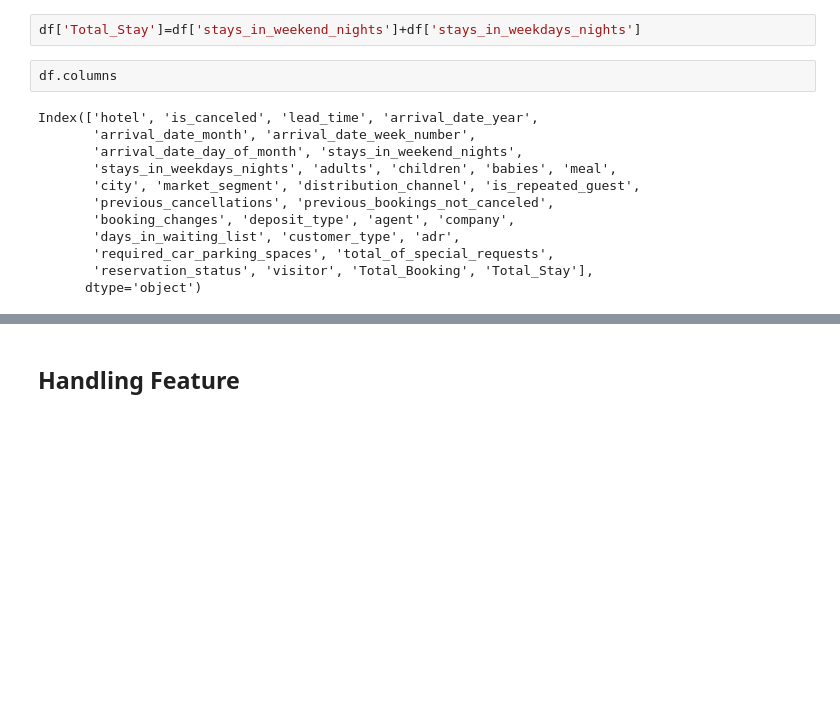
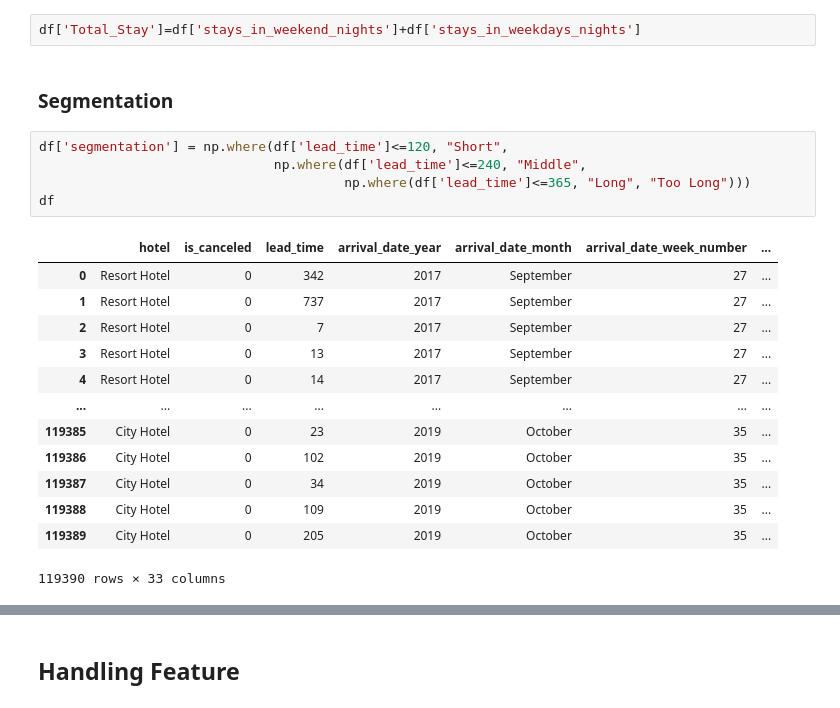
Before and after one commit to angelusfelix/Hotel_Booking, a Jupyter notebook: EDA and Data Preprocessing_Hotel_Bookings.ipynb, the cells around one changed output, grey strips where cells are left out. Drawn from its saved outputs; the diff is of its cells as text; blank space fills up the shorter version.

```diff
--- a/EDA and Data Preprocessing_Hotel_Bookings.ipynb
+++ b/EDA and Data Preprocessing_Hotel_Bookings.ipynb
@@ -417,17 +417,24 @@ df['Total_Booking'] = df['previous_cancellations']+df['previous_bookings_not_can
 ### Total_Stay
 # %%
 df['Total_Stay']=df['stays_in_weekend_nights']+df['stays_in_weekdays_nights']
+# %% [markdown]
+### Segmentation
 # %%
-df.columns
+df['segmentation'] = np.where(df['lead_time']<=120, "Short",
+                              np.where(df['lead_time']<=240, "Middle",
+                                       np.where(df['lead_time']<=365, "Long", "Too Long")))
+df
 # %% [output]
+|  | hotel | is_canceled | lead_time | arrival_date_year | arrival_date_month | arrival_date_week_number | ... |
+| 0 | Resort Hotel | 0 | 342 | 2017 | September | 27 | ... |
+| 1 | Resort Hotel | 0 | 737 | 2017 | September | 27 | ... |
+| 2 | Resort Hotel | 0 | 7 | 2017 | September | 27 | ... |
+| 3 | Resort Hotel | 0 | 13 | 2017 | September | 27 | ... |
+| 4 | Resort Hotel | 0 | 14 | 2017 | September | 27 | ... |
+| ... | ... | ... | ... | ... | ... | ... | ... |
+| 119385 | City Hotel | 0 | 23 | 2019 | October | 35 | ... |
+| 119386 | City Hotel | 0 | 102 | 2019 | October | 35 | ... |
+| 119387 | City Hotel | 0 | 34 | 2019 | October | 35 | ... |
+| 119388 | City Hotel | 0 | 109 | 2019 | October | 35 | ... |
+| 119389 | City Hotel | 0 | 205 | 2019 | October | 35 | ... |
-Index(['hotel', 'is_canceled', 'lead_time', 'arrival_date_year',
-       'arrival_date_month', 'arrival_date_week_number',
-       'arrival_date_day_of_month', 'stays_in_weekend_nights',
-       'stays_in_weekdays_nights', 'adults', 'children', 'babies', 'meal',
-       'city', 'market_segment', 'distribution_channel', 'is_repeated_guest',
-       'previous_cancellations', 'previous_bookings_not_canceled',
-       'booking_changes', 'deposit_type', 'agent', 'company',
-       'days_in_waiting_list', 'customer_type', 'adr',
-       'required_car_parking_spaces', 'total_of_special_requests',
-       'reservation_status', 'visitor', 'Total_Booking', 'Total_Stay'],
-      dtype='object')
+119390 rows × 33 columns
```
Also changed, not shown: parts of 22 cells of this notebook, 2 other files.
